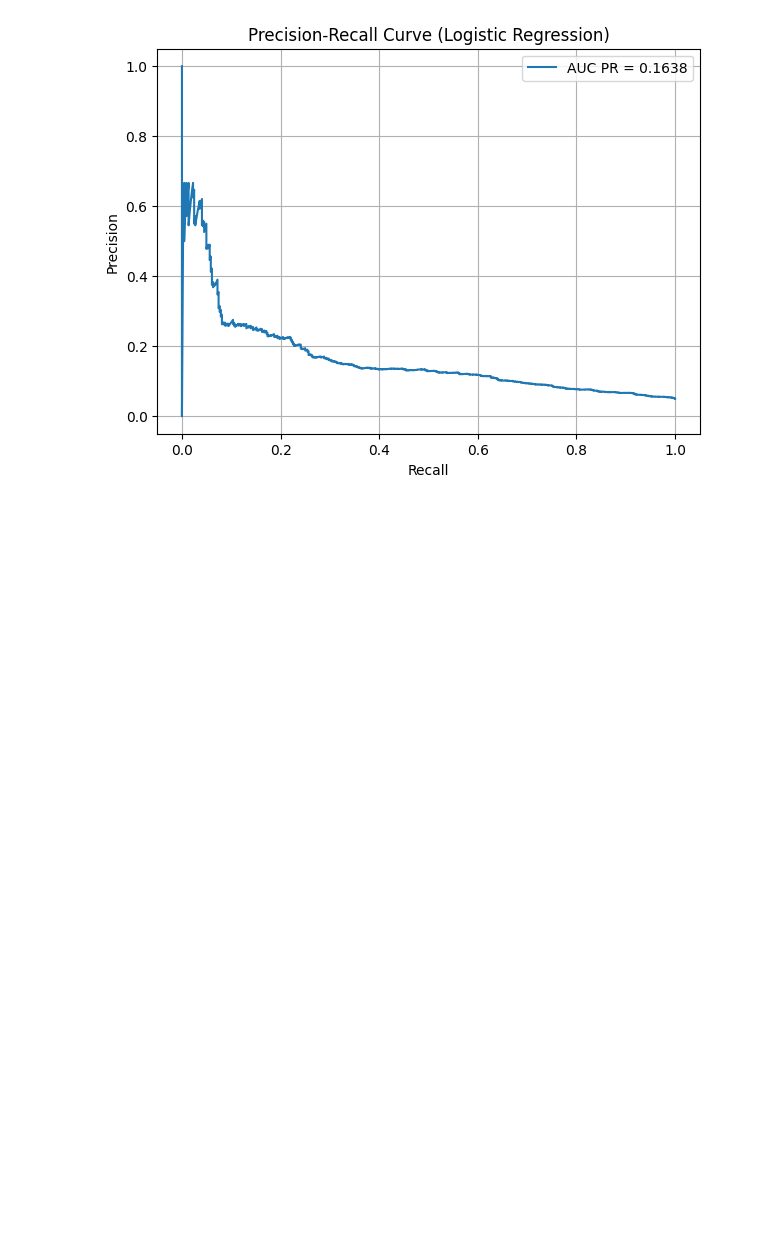
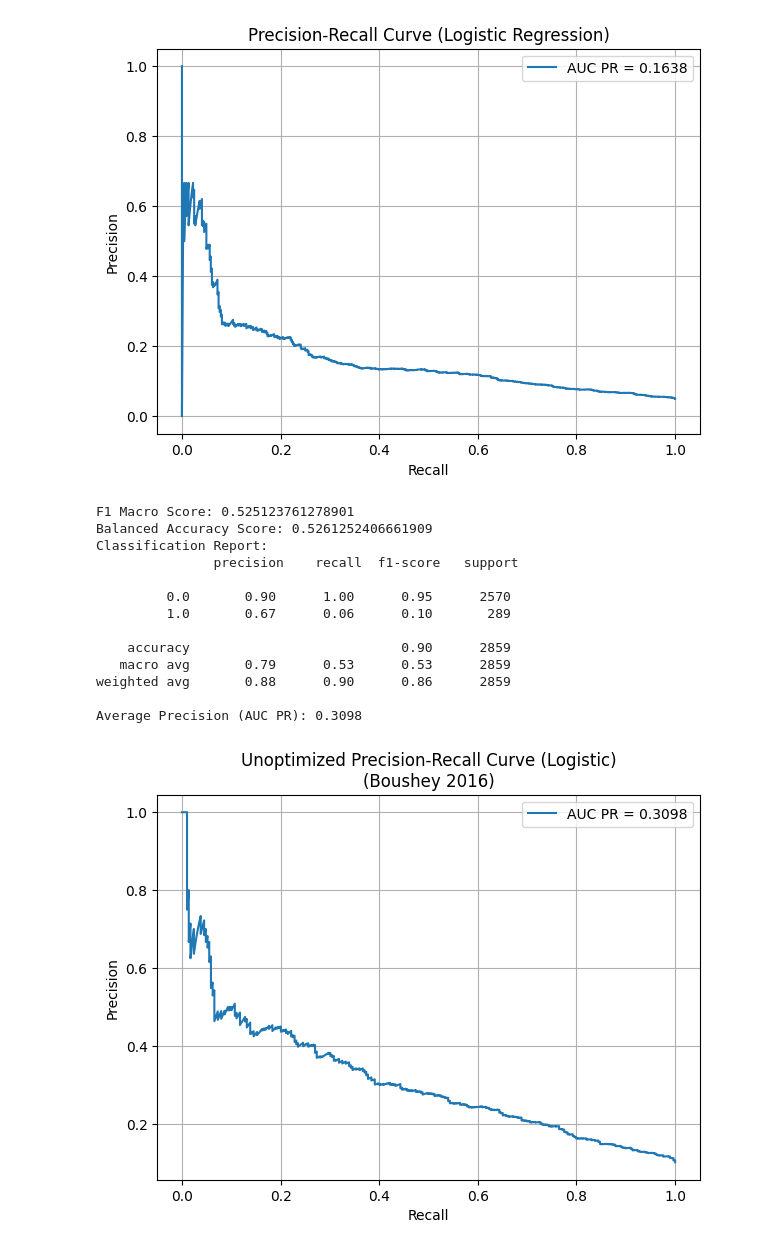
Before and after one commit to nhemauer/Pred-Diffusion-2025, a Jupyter notebook: peha.ipynb, the cells around one changed output. Saved outputs shown, nothing was run; the diff lists cells and outputs as text; code cells hidden in the pictures; blank space fills up the shorter version.

```diff
--- a/peha.ipynb
+++ b/peha.ipynb
@@ -201,0 +227,53 @@ Average Precision (AUC PR): 0.1638
+# %%
+### Boushey 2016 PEHA (No Optimization)
+
+# Fit
+logistic = linear_model.LogisticRegression(max_iter = 2500, random_state = 1337)
+
+start_time = time.time()
+logistic.fit(X_train_scaled, y_train)
+end_time = time.time()
+
+# Predict
+y_pred = logistic.predict(X_test_scaled)
+
+# Evaluation
+print("F1 Macro Score:", f1_score(y_test, y_pred, average = "macro"))
+print("Balanced Accuracy Score:", balanced_accuracy_score(y_test, y_pred))
+print("Classification Report:\n", classification_report(y_test, y_pred))
+
+# Get predicted probabilities for the positive class
+y_scores = logistic.predict_proba(X_test_scaled)[:, 1]
+
+# Compute average precision (AUC PR)
+ap_score = average_precision_score(y_test, y_scores)
+print(f"Average Precision (AUC PR): {ap_score:.4f}")
+
+# Compute precision-recall curve
+precision, recall, thresholds = precision_recall_curve(y_test, y_scores)
+
+# Plot the PR curve
+plt.figure(figsize = (7, 5))
+plt.plot(recall, precision, label = f'AUC PR = {ap_score:.4f}')
+plt.xlabel('Recall')
+plt.ylabel('Precision')
+plt.title('Unoptimized Precision-Recall Curve (Logistic)\n(Boushey 2016)')
+plt.legend()
+plt.grid(True)
+plt.savefig('figures/boushey2016/unoptimized_logistic_boushey.png', dpi = 300, bbox_inches = 'tight')
+plt.show()
+# %% [output]
+F1 Macro Score: 0.525123761278901
+Balanced Accuracy Score: 0.5261252406661909
+Classification Report:
+               precision    recall  f1-score   support
+
+         0.0       0.90      1.00      0.95      2570
+         1.0       0.67      0.06      0.10       289
+
+    accuracy                           0.90      2859
+   macro avg       0.79      0.53      0.53      2859
+weighted avg       0.88      0.90      0.86      2859
+
+Average Precision (AUC PR): 0.3098
+[figure, added]
```
Also changed, not shown: parts of 3 cells of this notebook, 9 other files.
